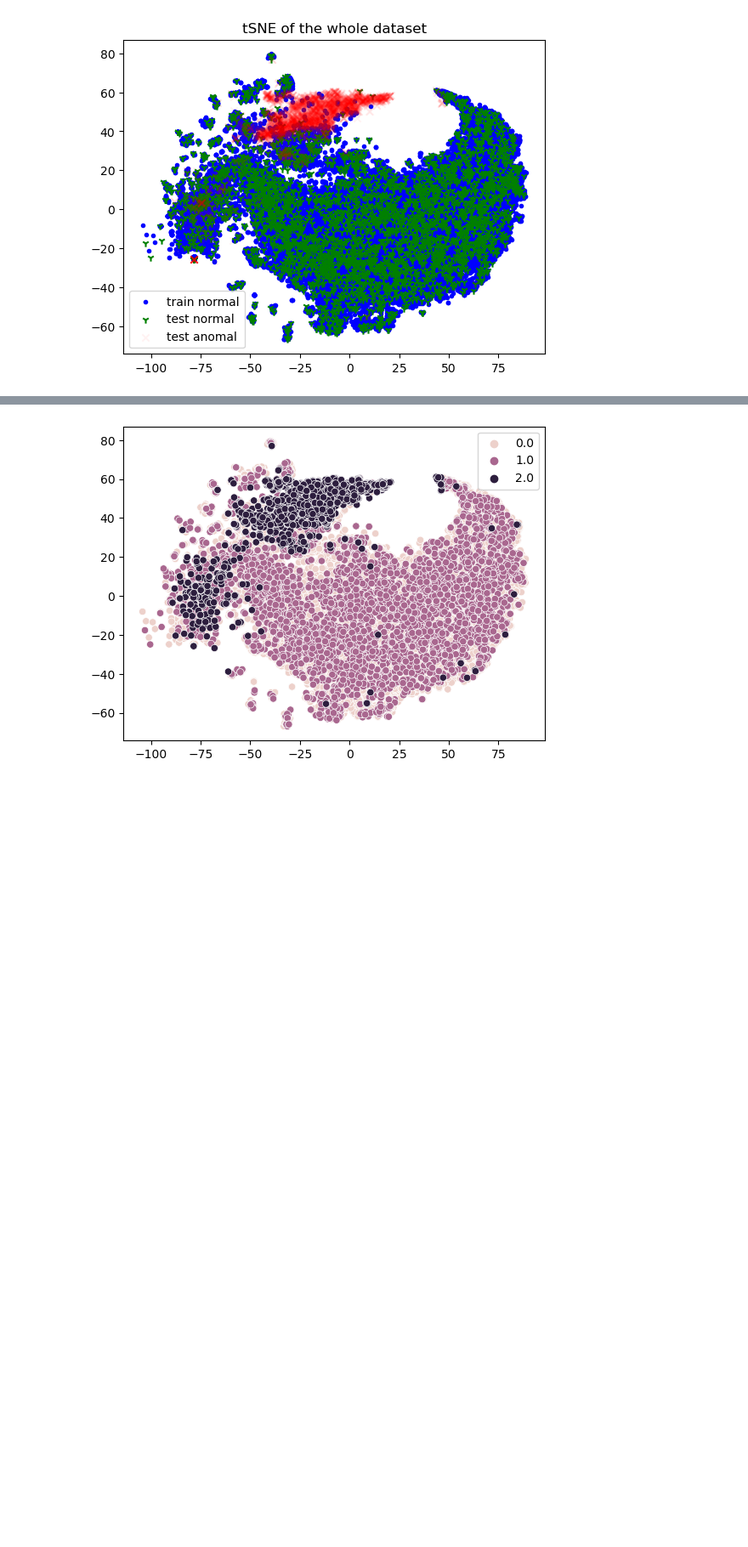
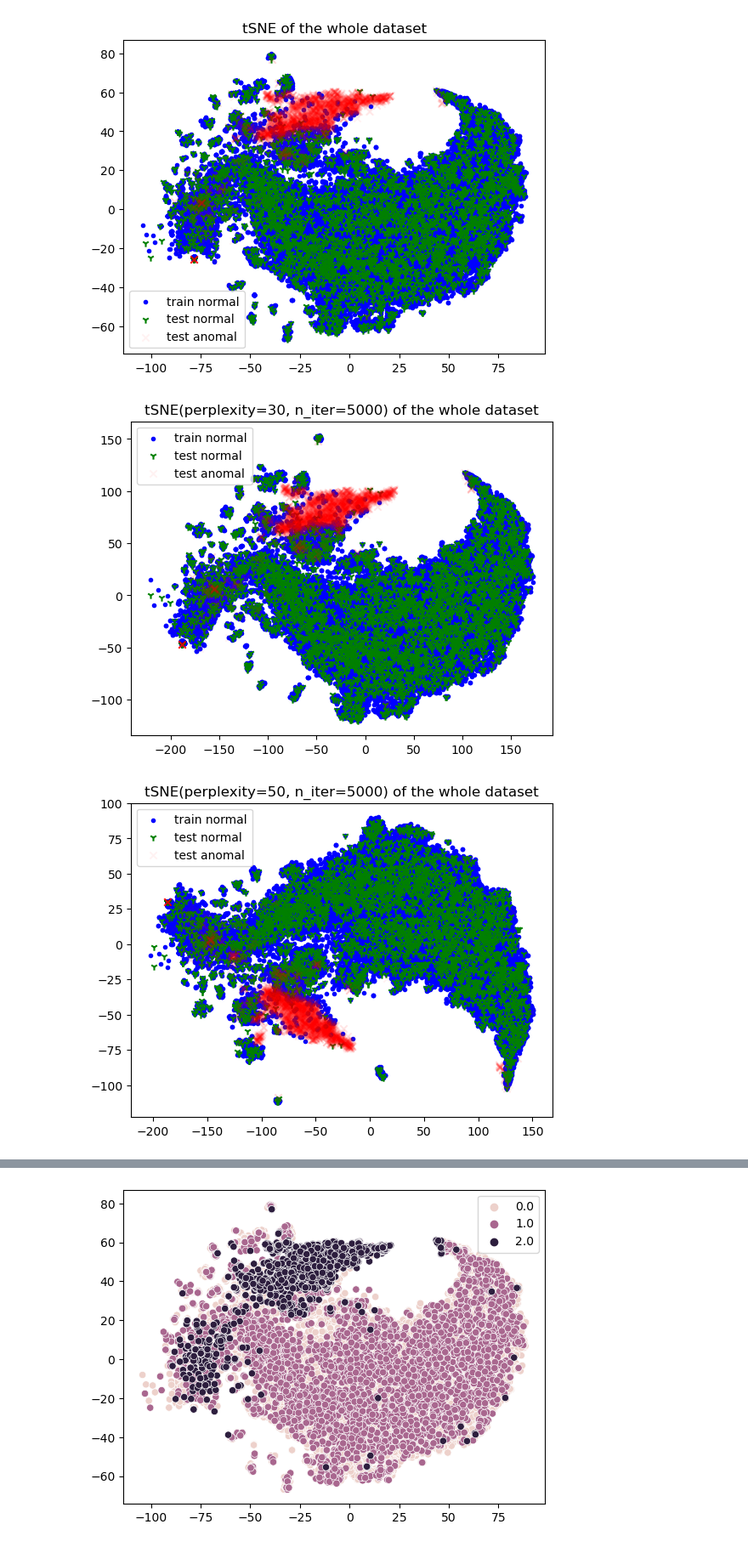
Before and after one commit to izorin/ntl, a Jupyter notebook: ntl/notebooks/sgcc_clustering.ipynb, the cells around one changed output, grey strips where cells are left out. Shown at 85% size. Cells and saved outputs as stored; diff of their text form; code cells hidden in the pictures; blank space fills up the shorter version.

```diff
--- a/ntl/notebooks/sgcc_clustering.ipynb
+++ b/ntl/notebooks/sgcc_clustering.ipynb
@@ -94,6 +146,21 @@ plt.show()
 # %%
 train, test = train_test_split(normal_data, test_size=anomal_data.shape[0])
 test = np.concatenate([test, anomal_data])
+# %%
+def tsne_plots(data, shapes, params='', **tsne_kwargs):
+
+    tsne = TSNE(n_components=2, **tsne_kwargs)
+    data_tsne = tsne.fit_transform(data)
+
+    train_N, test_normal_N, test_anomal_N = shapes
+    plt.figure()
+    plt.scatter(data_tsne[:train_N, 0], data_tsne[:train_N, 1], color='b', marker='.', label='train normal')
+    plt.scatter(data_tsne[train_N:train_N + test_normal_N, 0], data_tsne[train_N:train_N + test_normal_N, 1], color='g', marker='1', label='test normal')
+
+    plt.scatter(data_tsne[train_N + test_normal_N:, 0], data_tsne[train_N + test_normal_N:, 1], color='r', marker='x', label='test anomal', alpha=0.05)
+    plt.legend()
+    plt.title(f'tSNE({params}) of the whole dataset')
+    plt.show()
 # %%
 gmm_data = np.concatenate([train, test])
 gmm_data_tsne = TSNE(2).fit_transform(gmm_data)
@@ -111,3 +178,12 @@ plt.title('tSNE of the whole dataset')
 plt.show()
 # %% [output]
 [figure]
+# %%
+perplexities = [30, 50, 80, 100]
+n_iter = 5000
+
+for perplexity in perplexities:
+    tsne_plots(gmm_data, shapes=(train_N, test_normal_N, test_anomal_N), params=f'perplexity={perplexity}, n_iter={n_iter}', perplexity=perplexity, n_iter=n_iter)
+# %% [output]
+[figure, added]
+[figure, added]
```
Also changed, not shown: parts of 23 cells of this notebook, 1 other file.
